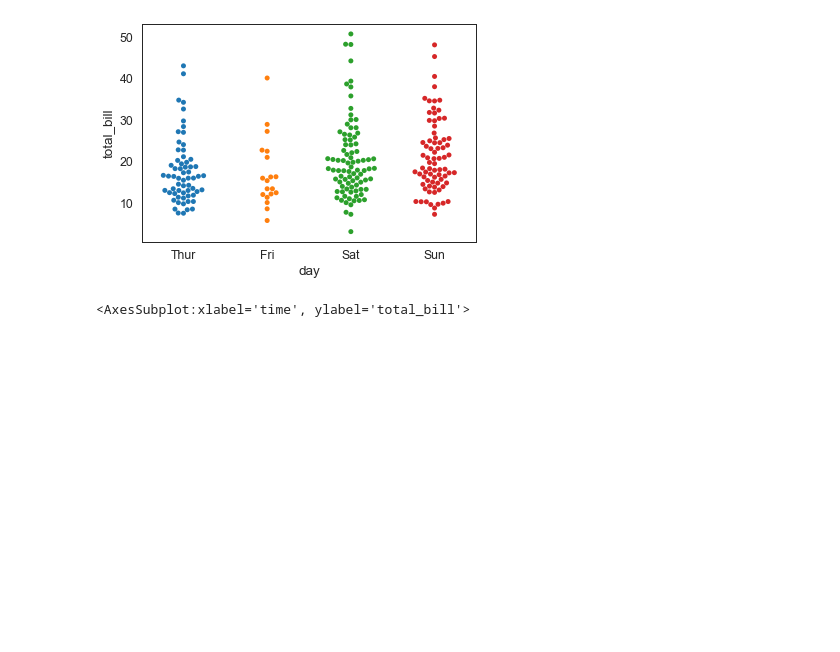
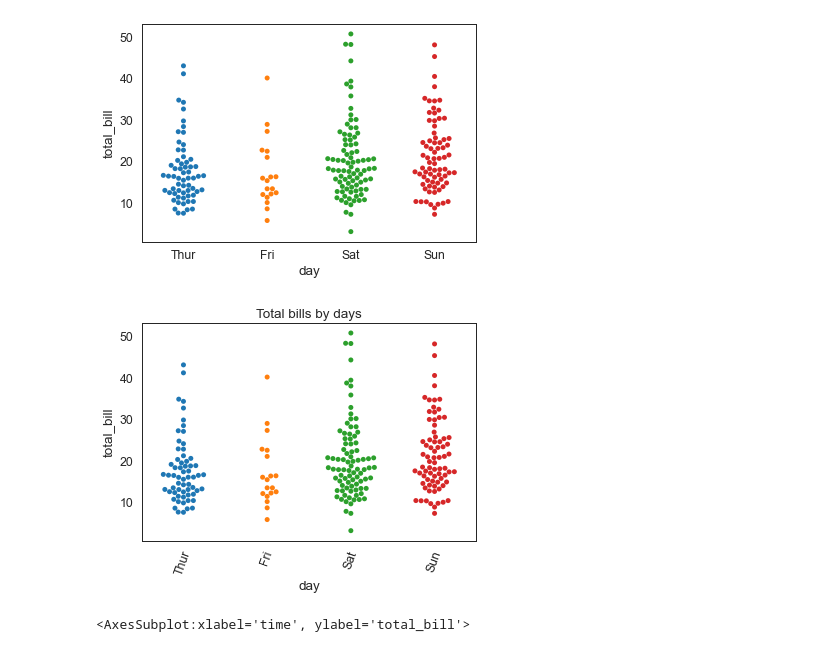
Before and after one commit to cliviaK/IOD, a Jupyter notebook: Jupyter_lab/Seaborn_notes.ipynb, the cells around one changed output. Drawn from its saved outputs; the diff is of its cells as text; code cells hidden in the pictures; blank space fills up the shorter version.

```diff
--- a/Jupyter_lab/Seaborn_notes.ipynb
+++ b/Jupyter_lab/Seaborn_notes.ipynb
@@ -202,6 +202,13 @@ sns.swarmplot(x='day', y='total_bill', data= tips_df)
 # %% [output]
 <AxesSubplot:xlabel='day', ylabel='total_bill'>
 [figure]
+# %%
+plot = sns.swarmplot(x='day', y='total_bill', data= tips_df)
+plt.setp(plot.get_xticklabels(), rotation=70)
+plt.title('Total bills by days')
+plt.show()
+# %% [output]
+[figure, added]
 # %%
 sns.swarmplot(x = 'time', y = 'total_bill', data = tips_df)
 # %% [output]
```
Also changed, not shown: parts of 1 cell of this notebook, 1 other file.
